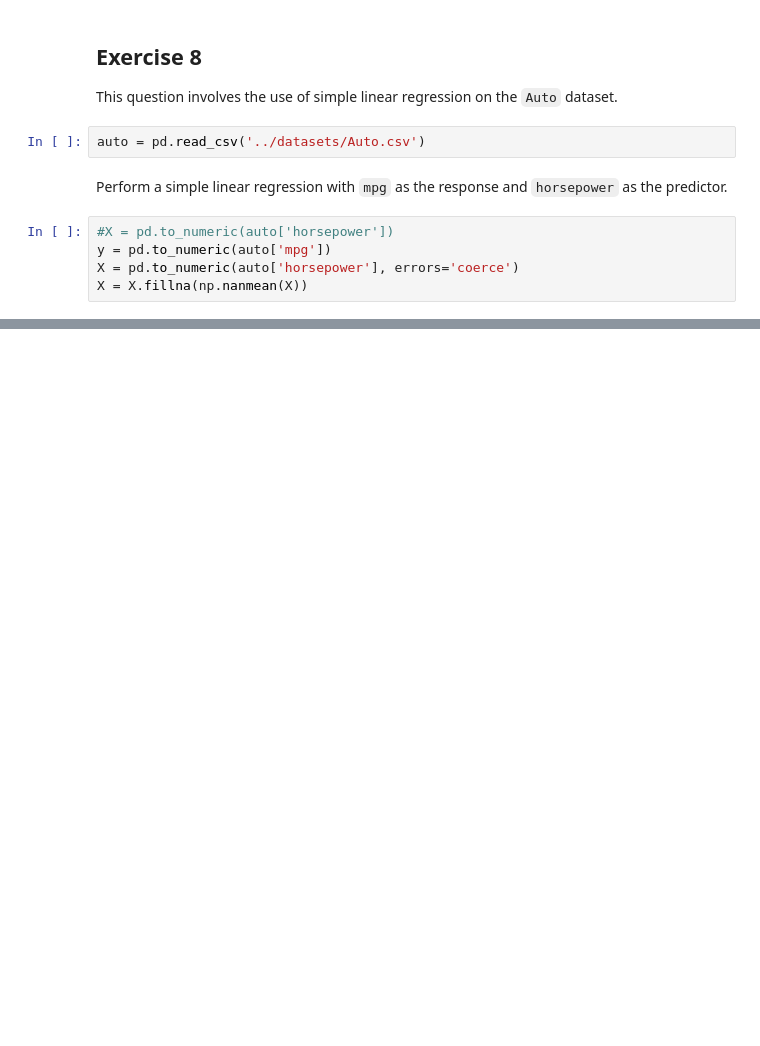
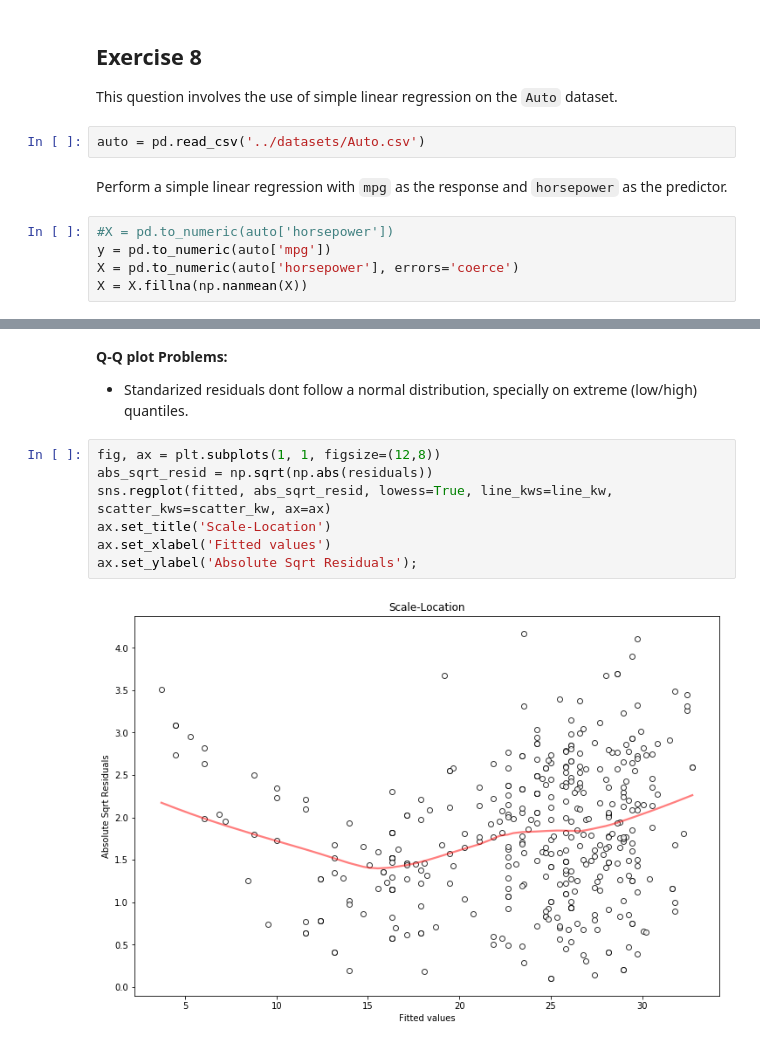
Before and after one commit to fernandezpablo85/isl, a Jupyter notebook: c3/exercise_8.ipynb, the cells around one changed output, grey strips where cells are left out. Saved outputs shown, nothing was run; the diff lists cells and outputs as text; blank space fills up the shorter version.

```diff
--- a/c3/exercise_8.ipynb
+++ b/c3/exercise_8.ipynb
@@ -49,0 +121,13 @@ Warnings:
+# %% [markdown]
+__Q-Q plot Problems:__
+
+- Standarized residuals dont follow a normal distribution, specially on extreme (low/high) quantiles.
+# %%
+fig, ax = plt.subplots(1, 1, figsize=(12,8))
+abs_sqrt_resid = np.sqrt(np.abs(residuals))
+sns.regplot(fitted, abs_sqrt_resid, lowess=True, line_kws=line_kw, scatter_kws=scatter_kw, ax=ax)
+ax.set_title('Scale-Location')
+ax.set_xlabel('Fitted values')
+ax.set_ylabel('Absolute Sqrt Residuals');
+# %% [output]
+[figure, added]
```
Also changed, not shown: parts of 13 cells of this notebook, 1 other file.
